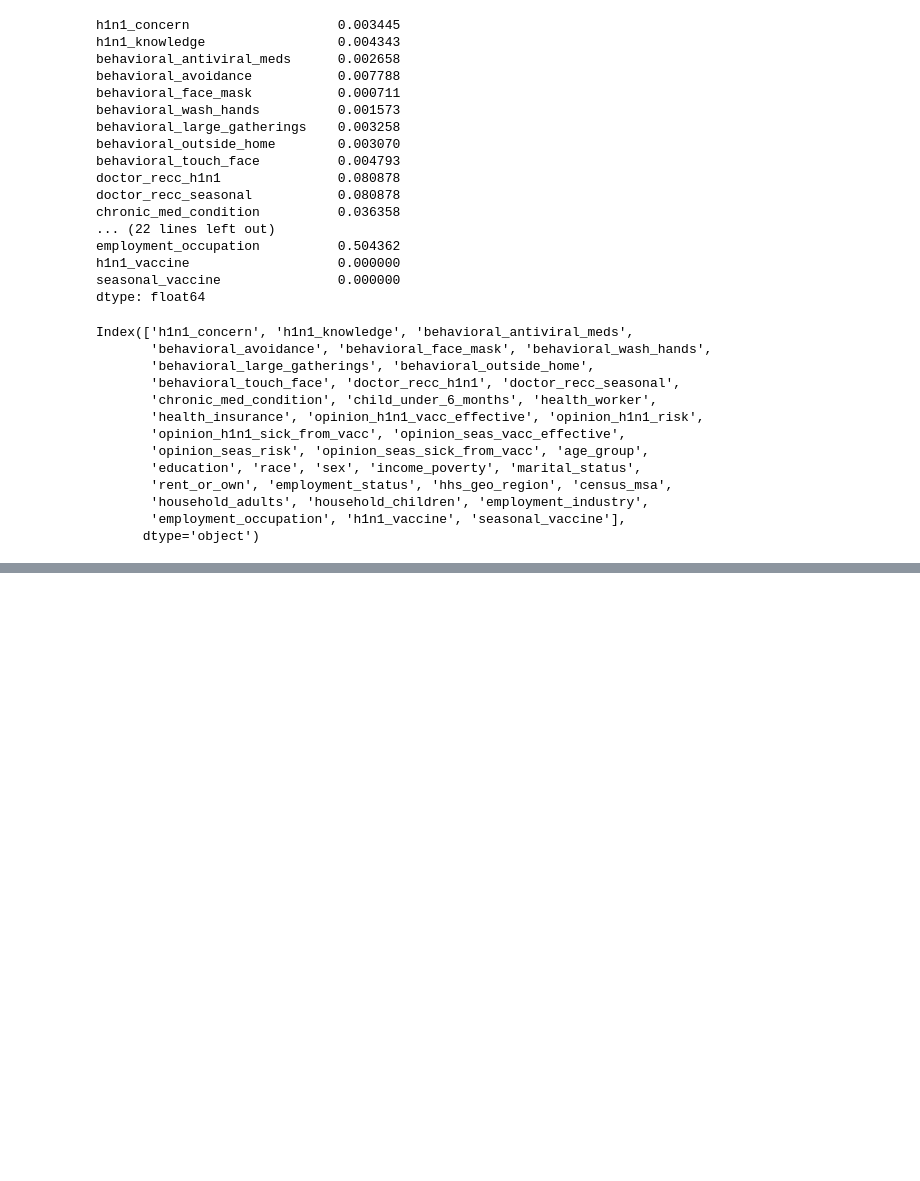
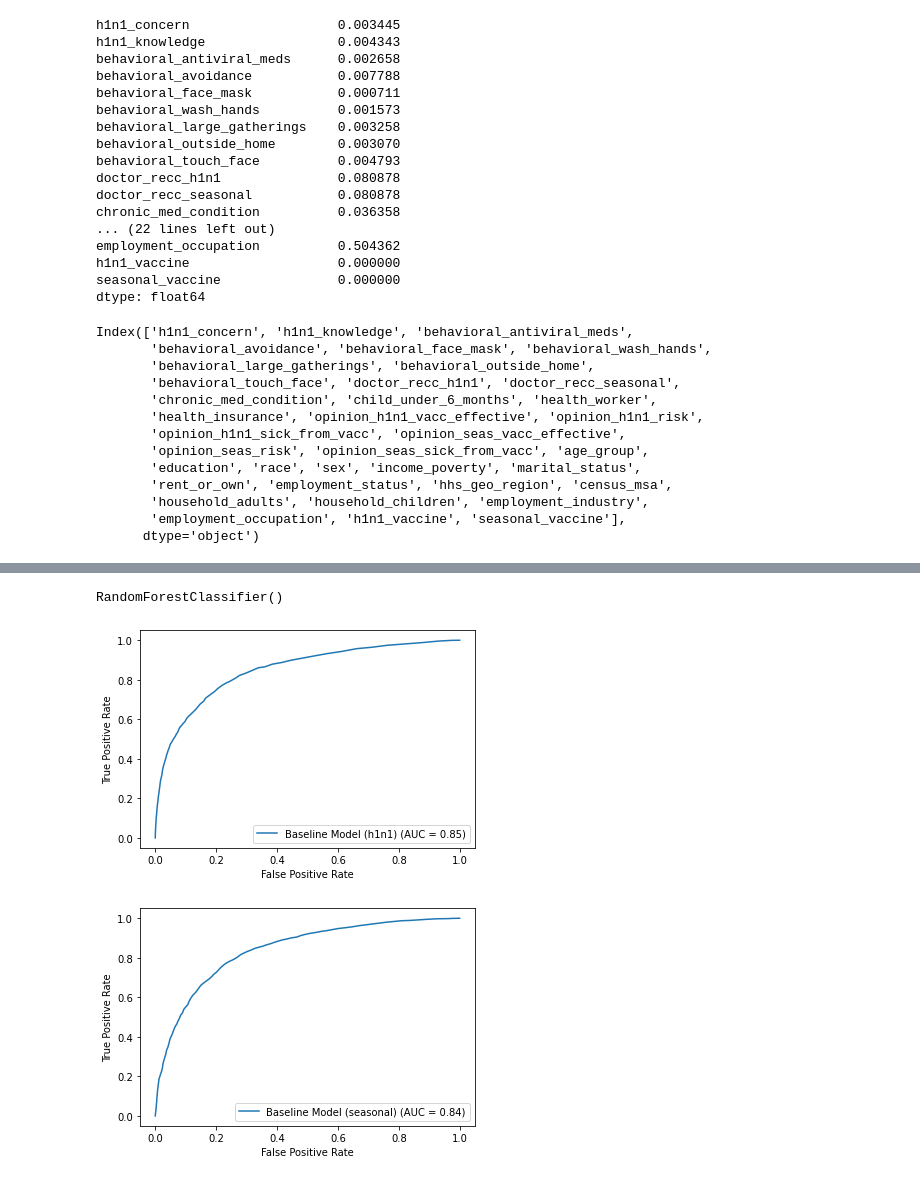
Before and after one commit to talanthier/h1n1-flu-vaccine-prediction, a Jupyter notebook: flu_modeling_02.ipynb, the cells around one changed output, grey strips where cells are left out. Drawn from its saved outputs; the diff is of its cells as text; code cells hidden in the pictures; blank space fills up the shorter version.

Commit message:
added preprocessing and begun final model selection

```diff
--- a/flu_modeling_02.ipynb
+++ b/flu_modeling_02.ipynb
@@ -137,0 +130,30 @@ ValueError: Shape mismatch: if categories is an array, it has to be of shape (n_
+# %%
+random_forest = RandomForestClassifier()
+random_forest.fit(X_train,y_train)
+# %% [output]
+RandomForestClassifier()
+# %%
+preds = random_forest.predict_proba(X_test)
+# %%
+h1n1_preds = preds[0][:,1]
+seasonal_preds = preds[1][:,1]
+
+y_h1n1 = np.array(y_test.iloc[:,0])
+y_seasonal = np.array(y_test.iloc[:,1])
+# %%
+h1n1_fpr, h1n1_tpr, h1n1_thresholds = roc_curve(y_h1n1, h1n1_preds)
+baseline_h1n1_auc = auc(h1n1_fpr, h1n1_tpr)
+sea_fpr, sea_tpr, sea_thresholds = roc_curve(y_seasonal, seasonal_preds)
+baseline_sea_auc = auc(sea_fpr, sea_tpr)
+# %%
+display = RocCurveDisplay(fpr = h1n1_fpr, tpr = h1n1_tpr, roc_auc = baseline_h1n1_auc,estimator_name = 'Baseline Model (h1n1)')
+display.plot()
+plt.show()
+
+
+display = RocCurveDisplay(fpr = sea_fpr, tpr = sea_tpr, roc_auc = baseline_sea_auc,estimator_name = 'Baseline Model (seasonal)')
+display.plot()
+plt.show()
+# %% [output]
+[figure, added]
+[figure, added]
```
Also changed, not shown: parts of 16 cells of this notebook.
